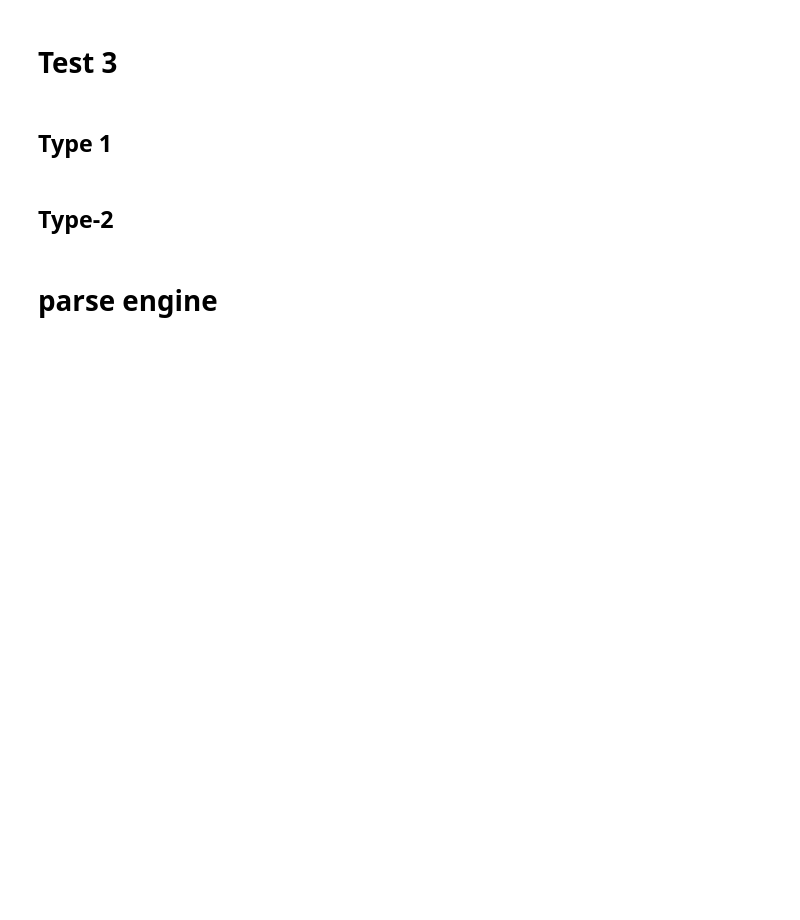
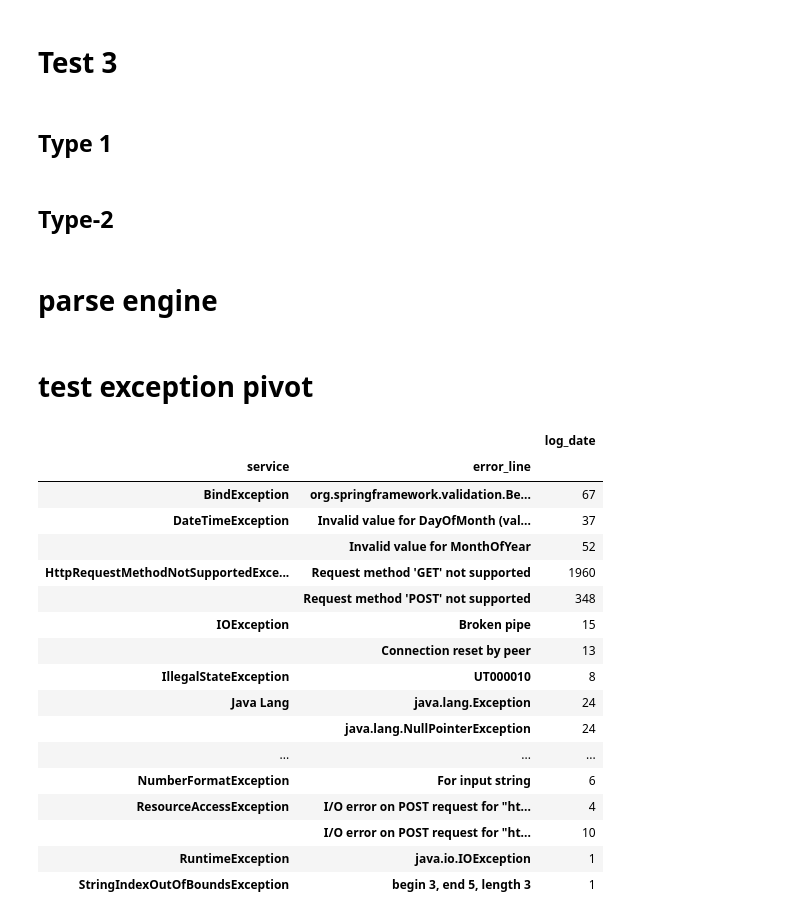
Before and after one commit to yjad/portal_logs, a Jupyter notebook: test.ipynb, the cells around one changed output. Cells and saved outputs as stored; diff of their text form; code cells hidden in the pictures; blank space fills up the shorter version.

Commit message:
new summary format

```diff
--- a/test.ipynb
+++ b/test.ipynb
@@ -399,0 +395,34 @@ x.to_csv('./out/xx.csv', index=True)
+# %% [markdown]
+# test exception pivot
+# %%
+fn = r"C:\Users\yahia\OneDrive - Data and Transaction Services\Python-data\PortalLogs\summary\log summary-2023-01-22.zip"
+df = pd.read_csv(fn, compression='zip', low_memory=False)
+# %%
+df.columns
+df.error_line.fillna(' ', inplace = True)
+df.loc[df.categ == 'tech'].pivot_table(index= ['service', 'error_line'], values = 'line_no', columns = 'token', aggfunc='count', fill_value=0)#.to_csv('./out/xxx.csv', index = True)
+# %%
+df1 = df.loc[df.categ == 'tech']
+df1.token.unique()
+# df1.service.unique()
+# df1[['token', 'log_date']].groupby('token').aggregate('count')
+df1.loc[df1.token == 'Exception', ['service', 'log_date', 'error_line']].groupby(['service', 'error_line']).aggregate('count')
+# %% [output]
+|  |  | log_date |
+| service | error_line |  |
+| BindException | org.springframework.validation.Be... | 67 |
+| DateTimeException | Invalid value for DayOfMonth (val... | 37 |
+|  | Invalid value for MonthOfYear | 52 |
+| HttpRequestMethodNotSupportedExce... | Request method 'GET' not supported | 1960 |
+|  | Request method 'POST' not supported | 348 |
+| IOException | Broken pipe | 15 |
+|  | Connection reset by peer | 13 |
+| IllegalStateException | UT000010 | 8 |
+| Java Lang | java.lang.Exception | 24 |
+|  | java.lang.NullPointerException | 24 |
+| ... | ... | ... |
+| NumberFormatException | For input string | 6 |
+| ResourceAccessException | I/O error on POST request for "ht... | 4 |
+|  | I/O error on POST request for "ht... | 10 |
+| RuntimeException | java.io.IOException | 1 |
+| StringIndexOutOfBoundsException | begin 3, end 5, length 3 | 1 |
```
Also changed, not shown: parts of 1 cell of this notebook, 3 other files.
